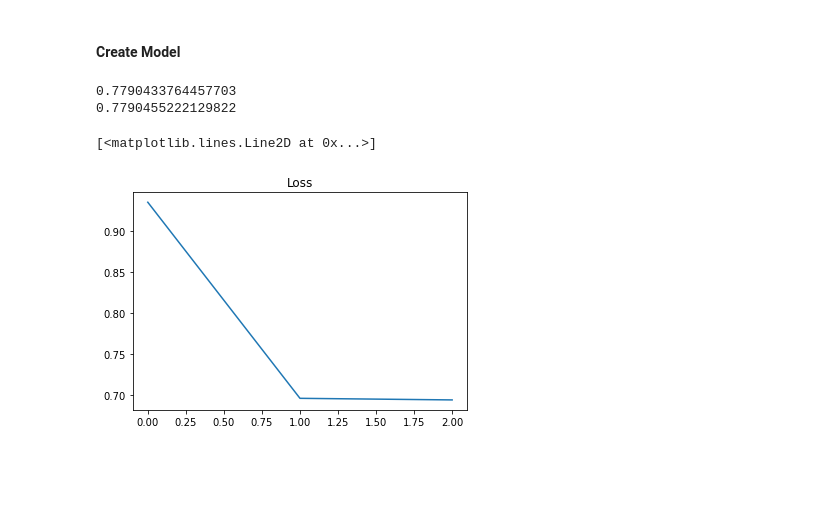
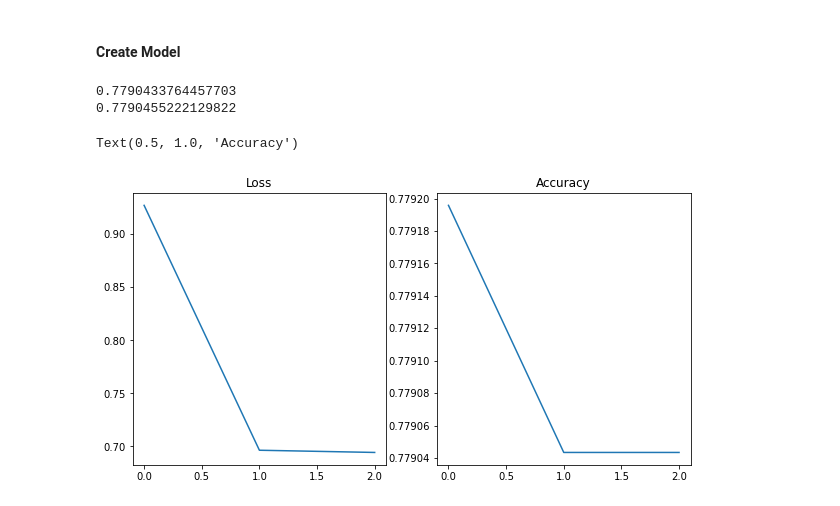
Before and after one commit to rohannakra/AI-Predicts-Particle-Collisions, a Jupyter notebook: main.ipynb, the cells around one changed output. Drawn from its saved outputs; the diff is of its cells as text; code cells hidden in the pictures; blank space fills up the shorter version.

Commit message:
Adding plot.

```diff
--- a/main.ipynb
+++ b/main.ipynb
@@ -145,9 +145,9 @@ print(y_test.shape)
 # %% [markdown]
 #### Create Model
 # %%
-class model(tf.keras.Model):
+class Model(tf.keras.Model):
     def __init__(self):
-        super(model, self).__init__()
+        super(Model, self).__init__()
 
         self.input_layers = [
             MaxPooling2D((2, 2)),
@@ -159,35 +159,40 @@ class model(tf.keras.Model):
             Dense(50, activation='relu', kernel_regularizer='l2'),
             Dense(50, activation='relu', kernel_regularizer='l2')
         ]
 
         self.output_layer = Dense(5, activation='softmax')
 
     def call(self, inputs):
         h = self.input_layers[0](inputs)
         h = self.input_layers[1](h)
 
         for hidden_layer in self.hidden_layers:
             h = hidden_layer(h)
 
         return self.output_layer(h)
 
-model = model()
+model = Model()
 
 model.build(input_shape=(1, 10, 10, 1))
 model.compile(optimizer='sgd', loss='categorical_crossentropy', metrics=['accuracy'])
 
 history = model.fit(X_train, y_train, epochs=3, batch_size=64).history
 
 sleep(4)
 clear_output()
 
 print(model.evaluate(X_train, y_train, verbose=False)[1])
 print(model.evaluate(X_test, y_test, verbose=False)[1])
 
-plt.title('Loss')
-plt.plot(range(3), history['loss'])
+fig, (ax_1, ax_2) = plt.subplots(1, 2, figsize=(10, 5))
+
+ax_1.plot(range(3), history['loss'])
+ax_2.plot(range(3), history['accuracy'])
+
+ax_1.set_title('Loss')
+ax_2.set_title('Accuracy')
 # %% [output]
 0.7790433764457703
 0.7790455222129822
-[<matplotlib.lines.Line2D at 0x...>]
+Text(0.5, 1.0, 'Accuracy')
-[figure, old version]
+[figure, new version]
```
